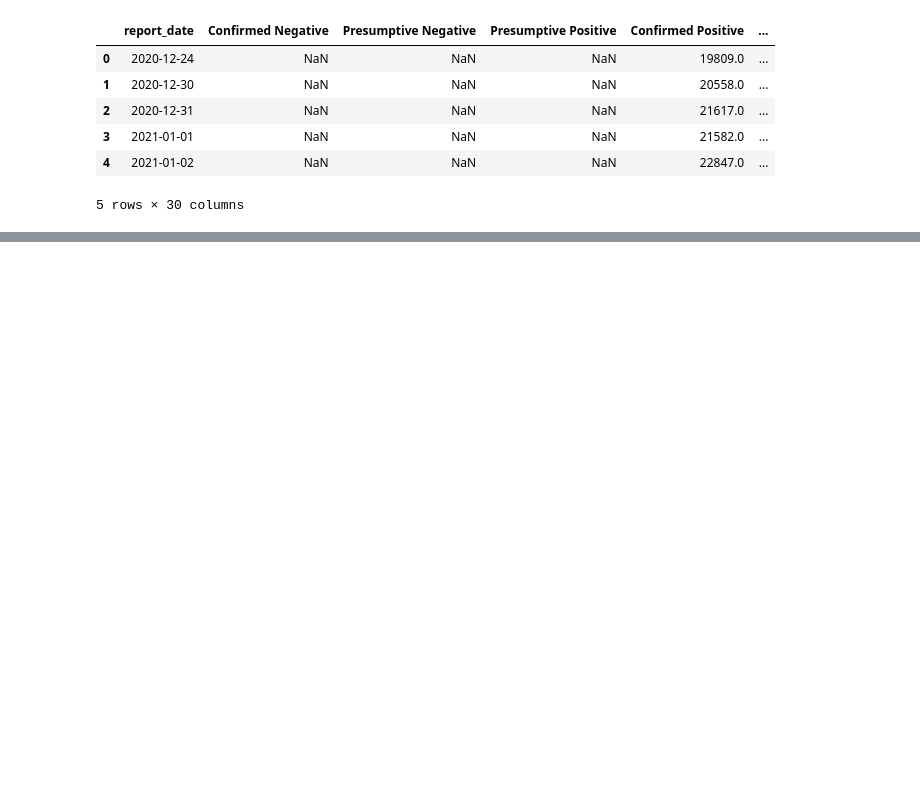
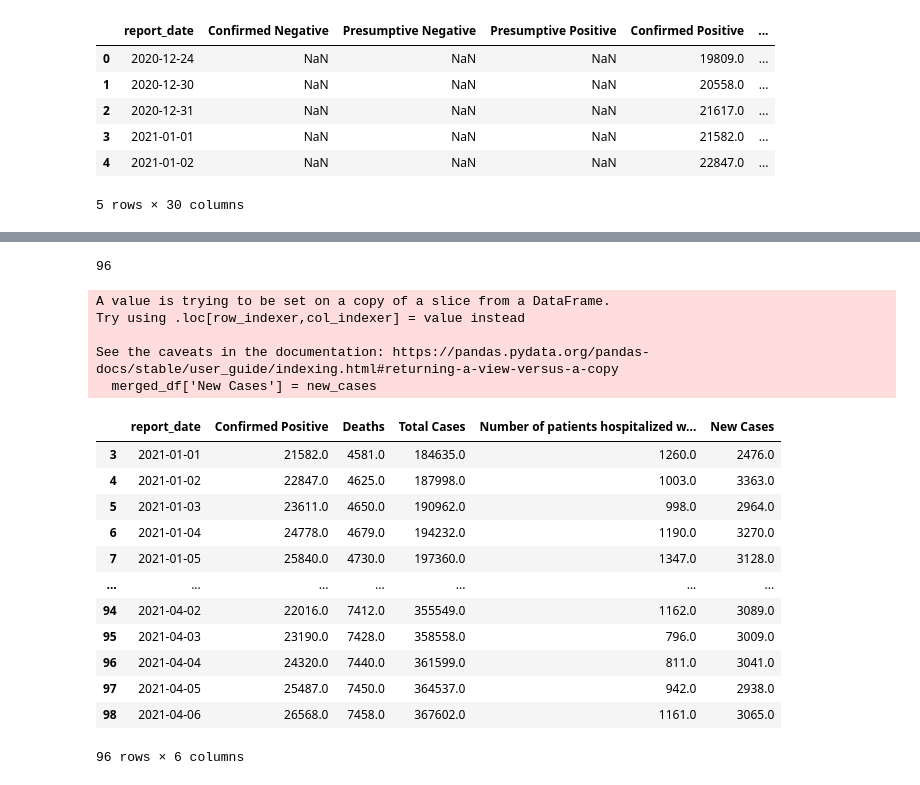
Before and after one commit to SVD6/SYSC-4906-Project, a Jupyter notebook: notebooks/covid-analysis.ipynb, the cells around one changed output, grey strips where cells are left out. Saved outputs shown, nothing was run; the diff lists cells and outputs as text; code cells hidden in the pictures; blank space fills up the shorter version.

Commit message:
new cases column added

```diff
--- a/notebooks/covid-analysis.ipynb
+++ b/notebooks/covid-analysis.ipynb
@@ -50,3 +50,7 @@ merged_df.head()
 | 3 | 2021-01-01 | NaN | NaN | NaN | 21582.0 | ... |
 | 4 | 2021-01-02 | NaN | NaN | NaN | 22847.0 | ... |
 5 rows × 30 columns
+# %%
+#
+print(type(merged_df['report_date'][0]))
+merged_df = merged_df.iloc[2:]
@@ -52,0 +59,2 @@ merged_df.head()
+# %%
+merged_df = merged_df[['report_date', 'Confirmed Positive', 'Deaths', 'Total Cases', 'Number of patients hospitalized with COVID-19']]
@@ -52,0 +77,31 @@ merged_df.head()
+# %%
+new_cases = []
+for i in range(2, len(merged_df.index)+2):
+    if i < 98:
+        new_cases.append(merged_df['Total Cases'][i+1] - merged_df['Total Cases'][i])
+
+print(len(new_cases))
+
+merged_df = merged_df.iloc[1:]
+merged_df['New Cases'] = new_cases
+merged_df
+# %% [output]
+96
+A value is trying to be set on a copy of a slice from a DataFrame.
+Try using .loc[row_indexer,col_indexer] = value instead
+
+See the caveats in the documentation: https://pandas.pydata.org/pandas-docs/stable/user_guide/indexing.html#returning-a-view-versus-a-copy
+  merged_df['New Cases'] = new_cases
+|  | report_date | Confirmed Positive | Deaths | Total Cases | Number of patients hospitalized w... | New Cases |
+| 3 | 2021-01-01 | 21582.0 | 4581.0 | 184635.0 | 1260.0 | 2476.0 |
+| 4 | 2021-01-02 | 22847.0 | 4625.0 | 187998.0 | 1003.0 | 3363.0 |
+| 5 | 2021-01-03 | 23611.0 | 4650.0 | 190962.0 | 998.0 | 2964.0 |
+| 6 | 2021-01-04 | 24778.0 | 4679.0 | 194232.0 | 1190.0 | 3270.0 |
+| 7 | 2021-01-05 | 25840.0 | 4730.0 | 197360.0 | 1347.0 | 3128.0 |
+| ... | ... | ... | ... | ... | ... | ... |
+| 94 | 2021-04-02 | 22016.0 | 7412.0 | 355549.0 | 1162.0 | 3089.0 |
+| 95 | 2021-04-03 | 23190.0 | 7428.0 | 358558.0 | 796.0 | 3009.0 |
+| 96 | 2021-04-04 | 24320.0 | 7440.0 | 361599.0 | 811.0 | 3041.0 |
+| 97 | 2021-04-05 | 25487.0 | 7450.0 | 364537.0 | 942.0 | 2938.0 |
+| 98 | 2021-04-06 | 26568.0 | 7458.0 | 367602.0 | 1161.0 | 3065.0 |
+96 rows × 6 columns
```
Also changed, not shown: parts of 2 cells of this notebook.
